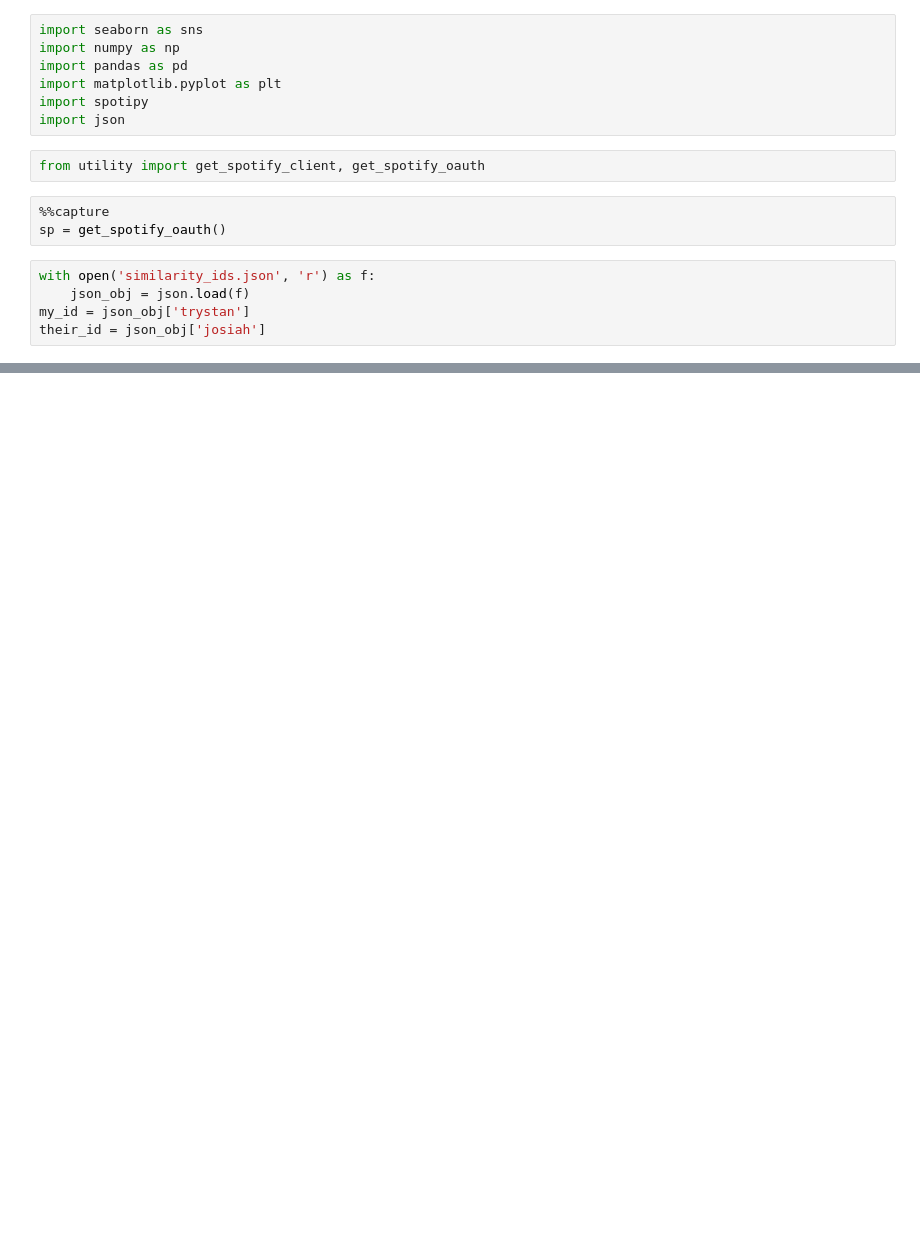
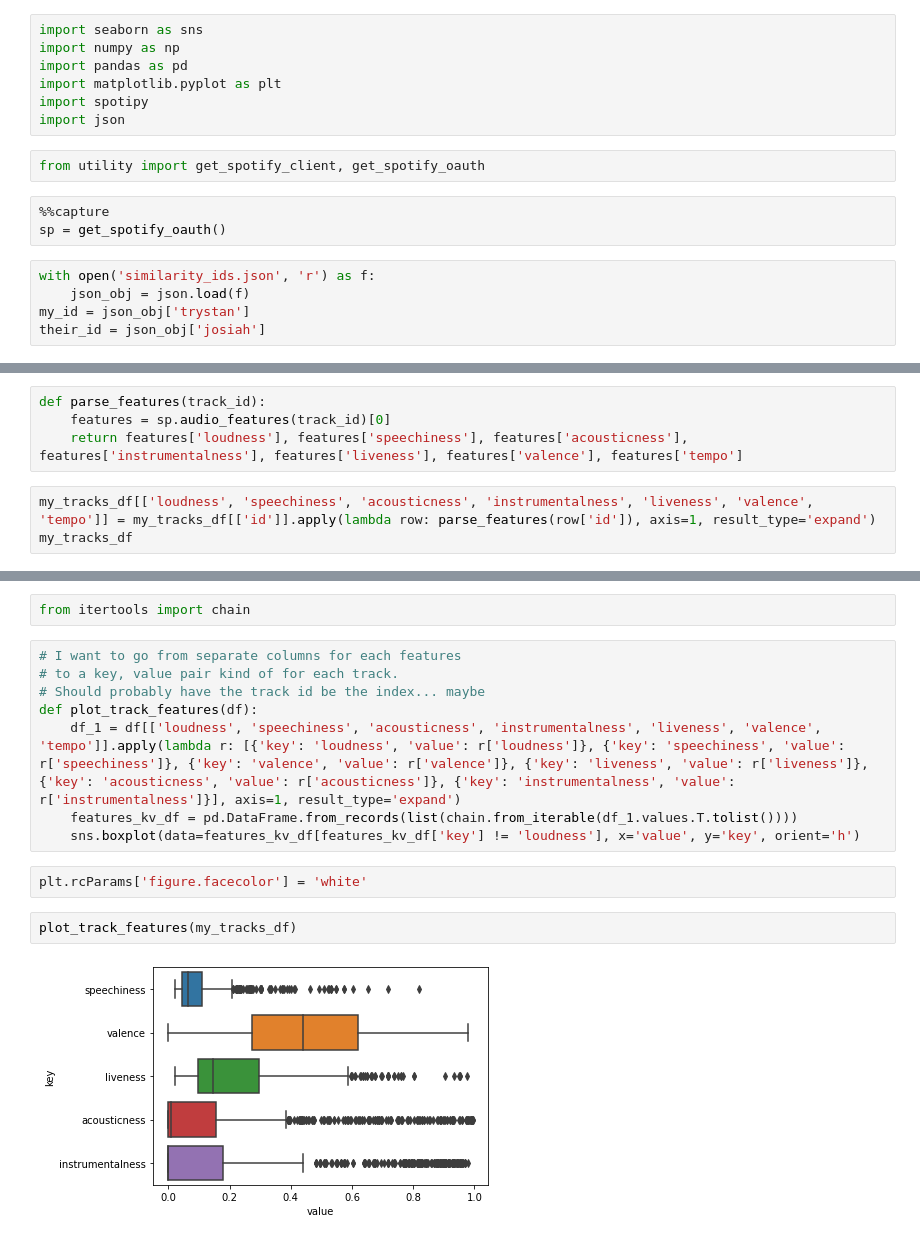
Before and after one commit to Duke02/Spotify-Listening-Analysis, a Jupyter notebook: SimilarityToAnotherPerson.ipynb, the cells around one changed output, grey strips where cells are left out. Cells and saved outputs as stored; diff of their text form; blank space fills up the shorter version.

```diff
--- a/SimilarityToAnotherPerson.ipynb
+++ b/SimilarityToAnotherPerson.ipynb
@@ -102,0 +125,7 @@ their_recommendations_df
+# %%
+def parse_features(track_id):
+    features = sp.audio_features(track_id)[0]
+    return features['loudness'], features['speechiness'], features['acousticness'], features['instrumentalness'], features['liveness'], features['valence'], features['tempo']
+# %%
+my_tracks_df[['loudness', 'speechiness', 'acousticness', 'instrumentalness', 'liveness', 'valence', 'tempo']] = my_tracks_df[['id']].apply(lambda row: parse_features(row['id']), axis=1, result_type='expand')
+my_tracks_df
@@ -102,0 +173,16 @@ their_recommendations_df
+# %%
+from itertools import chain
+# %%
+# I want to go from separate columns for each features
+# to a key, value pair kind of for each track.
+# Should probably have the track id be the index... maybe
+def plot_track_features(df):
+    df_1 = df[['loudness', 'speechiness', 'acousticness', 'instrumentalness', 'liveness', 'valence', 'tempo']].apply(lambda r: [{'key': 'loudness', 'value': r['loudness']}, {'key': 'speechiness', 'value': r['speechiness']}, {'key': 'valence', 'value': r['valence']}, {'key': 'liveness', 'value': r['liveness']}, {'key': 'acousticness', 'value': r['acousticness']}, {'key': 'instrumentalness', 'value': r['instrumentalness']}], axis=1, result_type='expand')
+    features_kv_df = pd.DataFrame.from_records(list(chain.from_iterable(df_1.values.T.tolist())))
+    sns.boxplot(data=features_kv_df[features_kv_df['key'] != 'loudness'], x='value', y='key', orient='h')
+# %%
+plt.rcParams['figure.facecolor'] = 'white'
+# %%
+plot_track_features(my_tracks_df)
+# %% [output]
+[figure, added]
```
Also changed, not shown: parts of 16 cells of this notebook.
